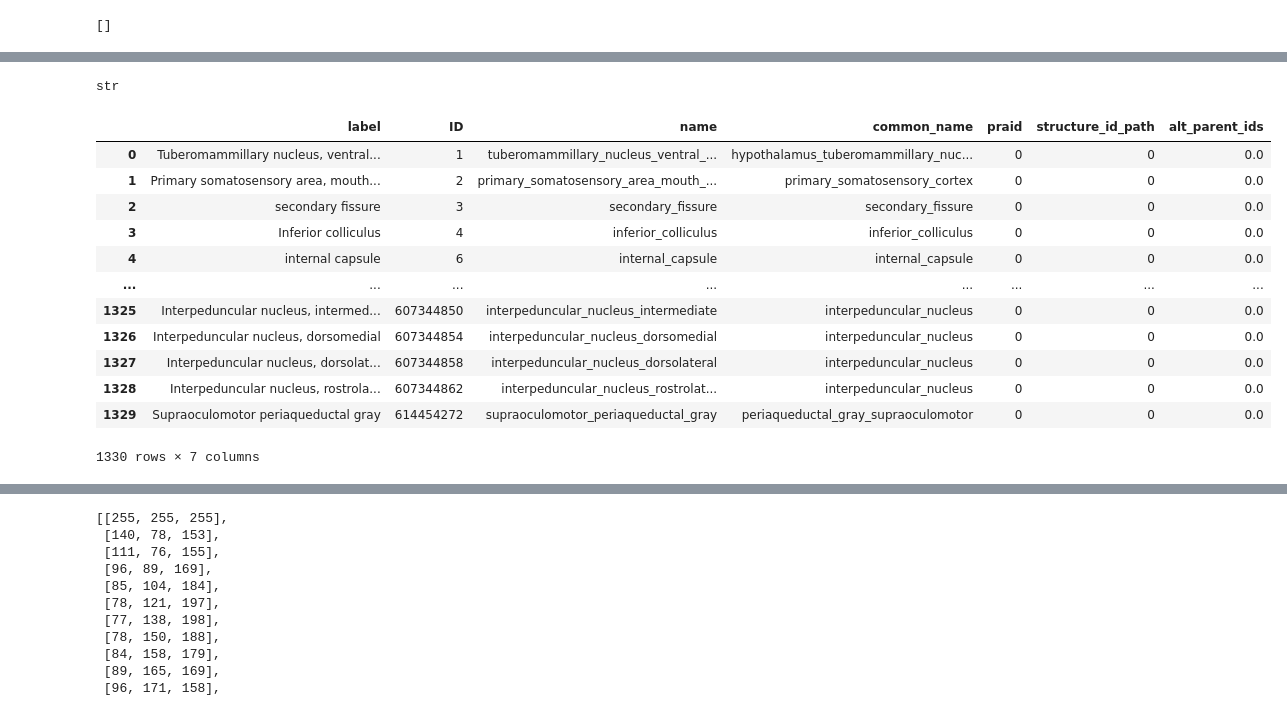
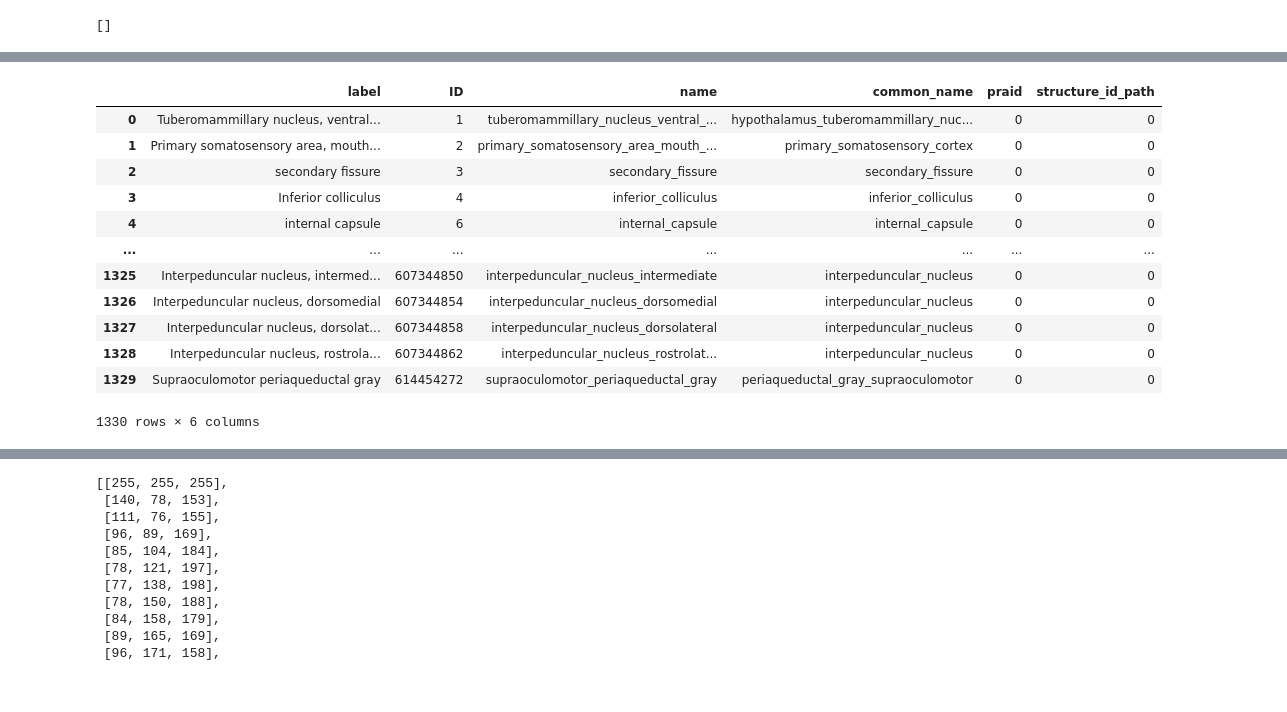
Before and after one commit to emilyjanedennis/PRA, a Jupyter notebook: notebooks/misc/relate_labels_to_PRA.ipynb, the cells around one changed output, grey strips where cells are left out. Saved outputs shown, nothing was run; the diff lists cells and outputs as text; code cells hidden in the pictures.

```diff
--- a/notebooks/misc/relate_labels_to_PRA.ipynb
+++ b/notebooks/misc/relate_labels_to_PRA.ipynb
@@ -36,43 +31,0 @@ with open(os.path.join(labels_dir,'PRA_ontology.json')) as f:
-# %%
-# get children, parents for json entries
-data = pd.io.json.json_normalize(data=ontology['children'])
-data.insert(5,'has_children',0)
-for i in data.index:
-    print('i is {}'.format(i))
-    if len(data.children[i])>0:
-        data.has_children[i]=1
-        contents=[]
-        for j in np.arange(0,len(data.children[i])):
-            #print('j is {}'.format(j))
-            contents.append(data.children[i][j]['id'])
-        data.at[i,'children']=contents
-new = data
-val = 0
-
-while len(new) > 0:
-    val+=1
-    new=pd.io.json.json_normalize(data=ontology['children'],record_path=np.repeat('children',val).tolist())
-    if len(new)>0:
-        new.insert(5,'has_children',0)
-        for i in new.index:
-            if len(new.children[i])>0:
-                new.has_children[i]=1
-                contents=[]
-                for j in np.arange(0,len(new.children[i])):
-                    contents.append(new.children[i][j]['id'])
-                #print(i)
-                new.at[i,'children']=contents
-    data = pd.concat([data,new])
-data=data.reset_index()
-
-data.insert(6,'parent_ids',0)
-for i in np.arange(0,max(data.graph_order)+1):
-    go = max(data.graph_order)-i
-    print('~~~~~~~~~~~~~~~~~~~~~~~~~~ go is {}'.format(go))
-    for j in data.index[data.graph_order==go]:
-        curr_children = data.children[j]
-        for k in data.children[j]:
-            if len(data.children[data.id==k]) > 0:
-                curr_children = curr_children + list(data.children[data.id==k])[0]
-        data.at[j,'children']=curr_children
-        #print('j {} ends as {}'.format(j,curr_children))
@@ -313,23 +103,19 @@ PRAlabs
-# %%
-type(PRAlabs['alt_parent_ids'][0])
-# %% [output]
-str
 # %%
 # great! now we have common_names that match our PRA ID info.
 # Merge that info into your volume labels.
-lab_atl=lab_atl.assign(praid=0,structure_id_path='0',alt_parent_ids='0.0')
+lab_atl=lab_atl.assign(praid=0,structure_id_path='0')
 lab_atl
 # %% [output]
-|  | label | ID | name | common_name | praid | structure_id_path | alt_parent_ids |
-| 0 | Tuberomammillary nucleus, ventral... | 1 | tuberomammillary_nucleus_ventral_... | hypothalamus_tuberomammillary_nuc... | 0 | 0 | 0.0 |
-| 1 | Primary somatosensory area, mouth... | 2 | primary_somatosensory_area_mouth_... | primary_somatosensory_cortex | 0 | 0 | 0.0 |
-| 2 | secondary fissure | 3 | secondary_fissure | secondary_fissure | 0 | 0 | 0.0 |
-| 3 | Inferior colliculus | 4 | inferior_colliculus | inferior_colliculus | 0 | 0 | 0.0 |
-| 4 | internal capsule | 6 | internal_capsule | internal_capsule | 0 | 0 | 0.0 |
-| ... | ... | ... | ... | ... | ... | ... | ... |
-| 1325 | Interpeduncular nucleus, intermed... | 607344850 | interpeduncular_nucleus_intermediate | interpeduncular_nucleus | 0 | 0 | 0.0 |
-| 1326 | Interpeduncular nucleus, dorsomedial | 607344854 | interpeduncular_nucleus_dorsomedial | interpeduncular_nucleus | 0 | 0 | 0.0 |
-| 1327 | Interpeduncular nucleus, dorsolat... | 607344858 | interpeduncular_nucleus_dorsolateral | interpeduncular_nucleus | 0 | 0 | 0.0 |
-| 1328 | Interpeduncular nucleus, rostrola... | 607344862 | interpeduncular_nucleus_rostrolat... | interpeduncular_nucleus | 0 | 0 | 0.0 |
-| 1329 | Supraoculomotor periaqueductal gray | 614454272 | supraoculomotor_periaqueductal_gray | periaqueductal_gray_supraoculomotor | 0 | 0 | 0.0 |
+|  | label | ID | name | common_name | praid | structure_id_path |
+| 0 | Tuberomammillary nucleus, ventral... | 1 | tuberomammillary_nucleus_ventral_... | hypothalamus_tuberomammillary_nuc... | 0 | 0 |
+| 1 | Primary somatosensory area, mouth... | 2 | primary_somatosensory_area_mouth_... | primary_somatosensory_cortex | 0 | 0 |
+| 2 | secondary fissure | 3 | secondary_fissure | secondary_fissure | 0 | 0 |
+| 3 | Inferior colliculus | 4 | inferior_colliculus | inferior_colliculus | 0 | 0 |
+| 4 | internal capsule | 6 | internal_capsule | internal_capsule | 0 | 0 |
+| ... | ... | ... | ... | ... | ... | ... |
+| 1325 | Interpeduncular nucleus, intermed... | 607344850 | interpeduncular_nucleus_intermediate | interpeduncular_nucleus | 0 | 0 |
+| 1326 | Interpeduncular nucleus, dorsomedial | 607344854 | interpeduncular_nucleus_dorsomedial | interpeduncular_nucleus | 0 | 0 |
+| 1327 | Interpeduncular nucleus, dorsolat... | 607344858 | interpeduncular_nucleus_dorsolateral | interpeduncular_nucleus | 0 | 0 |
+| 1328 | Interpeduncular nucleus, rostrola... | 607344862 | interpeduncular_nucleus_rostrolat... | interpeduncular_nucleus | 0 | 0 |
+| 1329 | Supraoculomotor periaqueductal gray | 614454272 | supraoculomotor_periaqueductal_gray | periaqueductal_gray_supraoculomotor | 0 | 0 |
-1330 rows × 7 columns
+1330 rows × 6 columns
```
Also changed, not shown: parts of 55 cells of this notebook, 3 other files.
